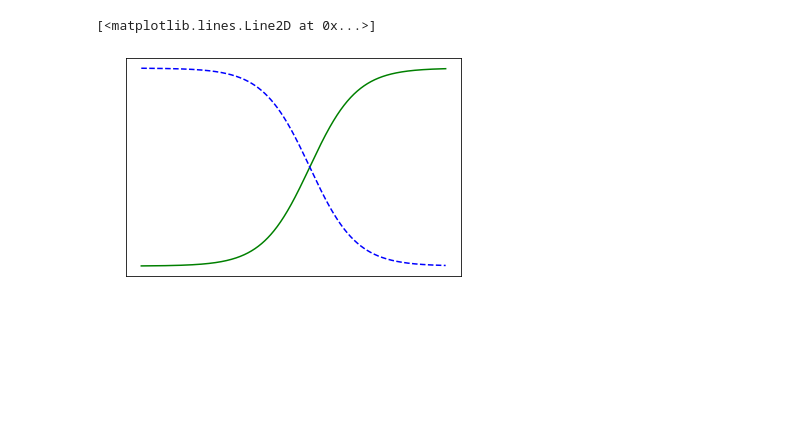
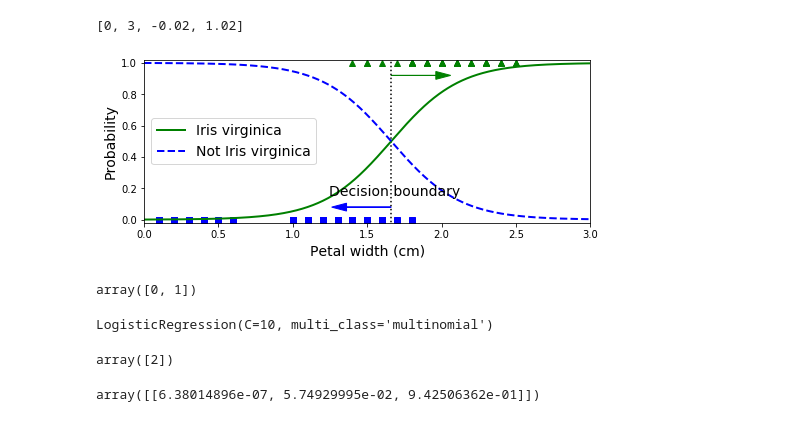
Before and after one commit to kamil-rafalko/handson-ml, a Jupyter notebook: 04-training-models/logistic-regression.ipynb, the cells around one changed output. Saved outputs shown, nothing was run; the diff lists cells and outputs as text; code cells hidden in the pictures; blank space fills up the shorter version.

```diff
--- a/04-training-models/logistic-regression.ipynb
+++ b/04-training-models/logistic-regression.ipynb
@@ -24,12 +25,43 @@ LogisticRegression(C=1.0, class_weight=None, dual=False, fit_intercept=True,
-# %%
-from utils.plot import white_2d_plot
-import matplotlib.pyplot as plt
-
-X_new = np.linspace(0, 3, 1000).reshape(-1, 1)
-y_proba = log_reg.predict_proba(X_new)
-ax = white_2d_plot()
-ax.plot(X_new, y_proba[:, 1], "g-", label="Iris virginica")
-ax.plot(X_new, y_proba[:, 0], "b--", label="Not Iris virginica")
-# %% [output]
-[<matplotlib.lines.Line2D at 0x...>]
-[figure, removed]
+# %%
+import matplotlib.pyplot as plt
+
+X_new = np.linspace(0, 3, 1000).reshape(-1, 1)
+y_proba = log_reg.predict_proba(X_new)
+decision_boundary = X_new[y_proba[:, 1] >= 0.5][0]
+
+plt.figure(figsize=(8, 3))
+plt.plot(X[y == 0], y[y == 0], 'bs')
+plt.plot(X[y == 1], y[y == 1], 'g^')
+plt.plot([decision_boundary, decision_boundary], [-1, 3], 'k:')
+plt.plot(X_new, y_proba[:, 1], 'g-', label="Iris virginica", linewidth=2)
+plt.plot(X_new, y_proba[:, 0], 'b--', label="Not Iris virginica", linewidth=2)
+plt.text(decision_boundary + 0.02, 0.15, "Decision boundary", fontsize=14, color="k", ha="center")
+plt.arrow(decision_boundary, 0.08, -0.3, 0, head_width=0.05, head_length=0.1, fc='b', ec='b')
+plt.arrow(decision_boundary, 0.92, 0.3, 0, head_width=0.05, head_length=0.1, fc='g', ec='g')
+plt.xlabel("Petal width (cm)", fontsize=14)
+plt.ylabel("Probability", fontsize=14)
+plt.legend(loc="center left", fontsize=14)
+plt.axis([0, 3, -0.02, 1.02])
+# %% [output]
+[0, 3, -0.02, 1.02]
+[figure, added]
+# %%
+log_reg.predict([[1.5], [1.7]])
+# %% [output]
+array([0, 1])
+# %%
+X = iris['data'][:, (2, 3)]
+y = iris['target']
+
+softmax_reg = LogisticRegression(multi_class="multinomial", solver="lbfgs", C=10)
+softmax_reg.fit(X, y)
+# %% [output]
+LogisticRegression(C=10, multi_class='multinomial')
+# %%
+softmax_reg.predict([[5, 2]])
+# %% [output]
+array([2])
+# %%
+softmax_reg.predict_proba([[5, 2]])
+# %% [output]
+array([[6.38014896e-07, 5.74929995e-02, 9.42506362e-01]])
```
Also changed, not shown: parts of 4 cells of this notebook, 6 other files.
